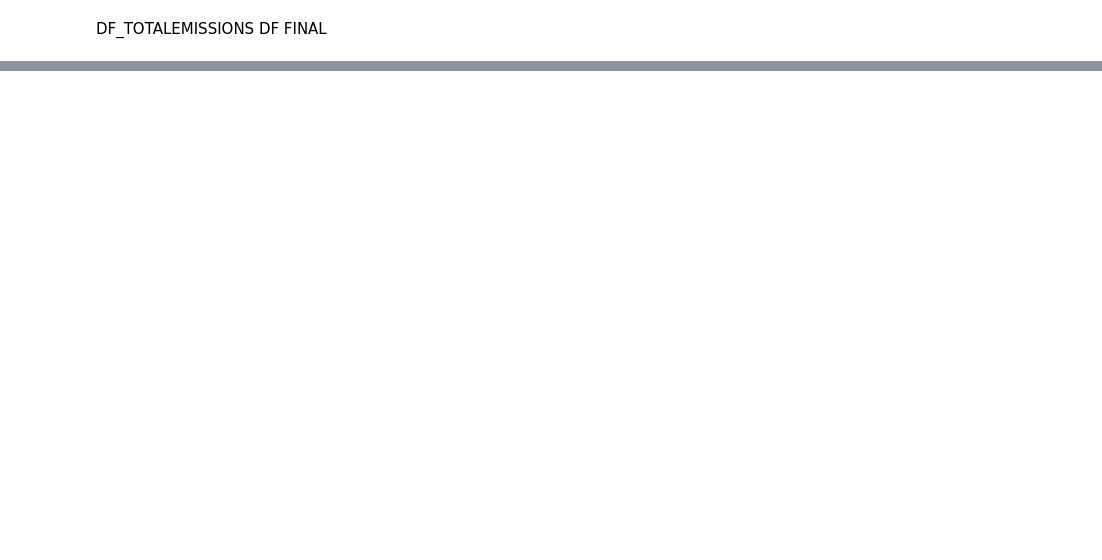
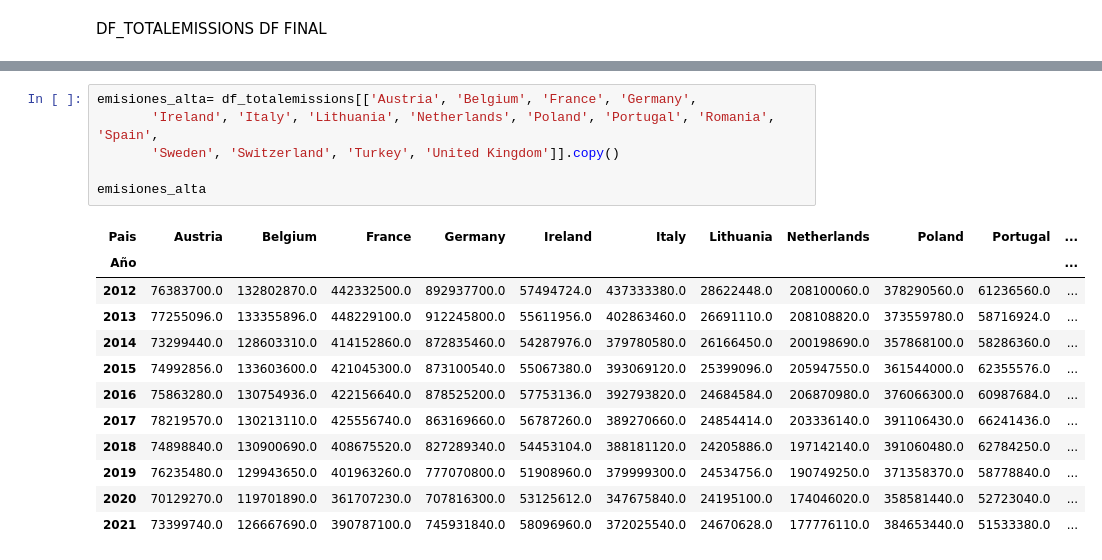
Before and after one commit to JuditRoca/Carnic_impact_EDA, a Jupyter notebook: Global.ipynb, the cells around one changed output, grey strips where cells are left out. Cells and saved outputs as stored; diff of their text form; blank space fills up the shorter version.

```diff
--- a/Global.ipynb
+++ b/Global.ipynb
@@ -60,0 +78,19 @@ ValueError: Could not interpret value `AÑO` for parameter `x`
+# %%
+emisiones_alta= df_totalemissions[['Austria', 'Belgium', 'France', 'Germany',
+       'Ireland', 'Italy', 'Lithuania', 'Netherlands', 'Poland', 'Portugal', 'Romania', 'Spain',
+       'Sweden', 'Switzerland', 'Turkey', 'United Kingdom']].copy()
+
+emisiones_alta
+# %% [output]
+| Pais | Austria | Belgium | France | Germany | Ireland | Italy | Lithuania | Netherlands | Poland | Portugal | ... |
+| Año |  |  |  |  |  |  |  |  |  |  | ... |
+| 2012 | 76383700.0 | 132802870.0 | 442332500.0 | 892937700.0 | 57494724.0 | 437333380.0 | 28622448.0 | 208100060.0 | 378290560.0 | 61236560.0 | ... |
+| 2013 | 77255096.0 | 133355896.0 | 448229100.0 | 912245800.0 | 55611956.0 | 402863460.0 | 26691110.0 | 208108820.0 | 373559780.0 | 58716924.0 | ... |
+| 2014 | 73299440.0 | 128603310.0 | 414152860.0 | 872835460.0 | 54287976.0 | 379780580.0 | 26166450.0 | 200198690.0 | 357868100.0 | 58286360.0 | ... |
+| 2015 | 74992856.0 | 133603600.0 | 421045300.0 | 873100540.0 | 55067380.0 | 393069120.0 | 25399096.0 | 205947550.0 | 361544000.0 | 62355576.0 | ... |
+| 2016 | 75863280.0 | 130754936.0 | 422156640.0 | 878525200.0 | 57753136.0 | 392793820.0 | 24684584.0 | 206870980.0 | 376066300.0 | 60987684.0 | ... |
+| 2017 | 78219570.0 | 130213110.0 | 425556740.0 | 863169660.0 | 56787260.0 | 389270660.0 | 24854414.0 | 203336140.0 | 391106430.0 | 66241436.0 | ... |
+| 2018 | 74898840.0 | 130900690.0 | 408675520.0 | 827289340.0 | 54453104.0 | 388181120.0 | 24205886.0 | 197142140.0 | 391060480.0 | 62784250.0 | ... |
+| 2019 | 76235480.0 | 129943650.0 | 401963260.0 | 777070800.0 | 51908960.0 | 379999300.0 | 24534756.0 | 190749250.0 | 371358370.0 | 58778840.0 | ... |
+| 2020 | 70129270.0 | 119701890.0 | 361707230.0 | 707816300.0 | 53125612.0 | 347675840.0 | 24195100.0 | 174046020.0 | 358581440.0 | 52723040.0 | ... |
+| 2021 | 73399740.0 | 126667690.0 | 390787100.0 | 745931840.0 | 58096960.0 | 372025540.0 | 24670628.0 | 177776110.0 | 384653440.0 | 51533380.0 | ... |
```
Also changed, not shown: parts of 9 cells of this notebook, 1 other file.
